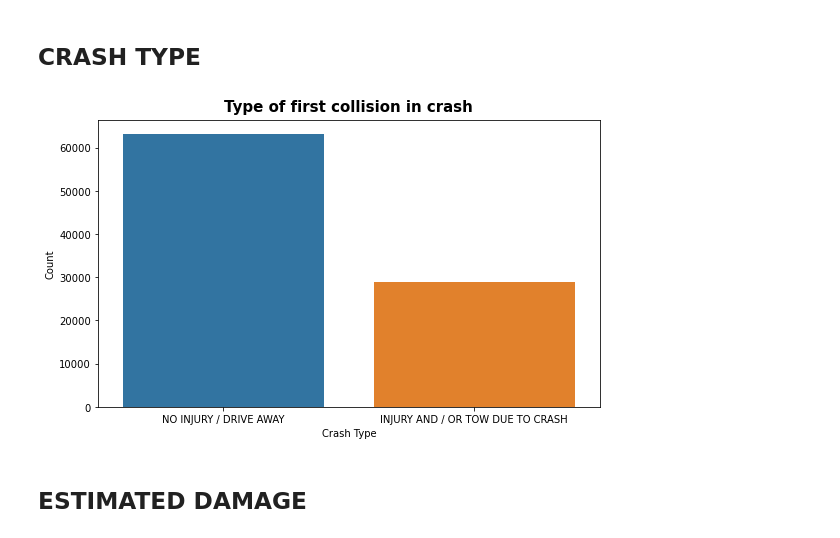
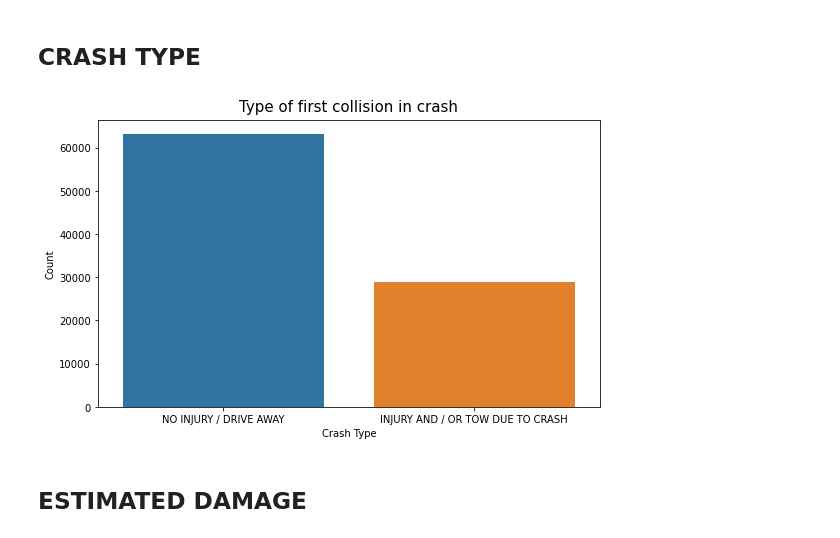
Before and after one commit to akladyous/Chicago_Car_Crashes, a Jupyter notebook: Chicago_Car_Crashes.ipynb, the cells around one changed output. Saved outputs shown, nothing was run; the diff lists cells and outputs as text; code cells hidden in the pictures.

```diff
--- a/Chicago_Car_Crashes.ipynb
+++ b/Chicago_Car_Crashes.ipynb
@@ -160,7 +158,7 @@ array(['FAILING TO YIELD RIGHT-OF-WAY', 'UNABLE TO DETERMINE',
        'BICYCLE ADVANCING LEGALLY ON RED LIGHT',
        'MOTORCYCLE ADVANCING LEGALLY ON RED LIGHT'], dtype=object)
 # %%
-df.PRIM_CONTRIBUTORY_CAUSE = df.PRIM_CONTRIBUTORY_CAUSE.apply(target_grouper)
+df.PRIM_CONTRIBUTORY_CAUSE = Target_Grouper().fit_transform(df.PRIM_CONTRIBUTORY_CAUSE)
 # %%
 df.PRIM_CONTRIBUTORY_CAUSE.unique()
 # %% [output]
@@ -228,13 +228,13 @@ memory usage: 10.5+ MB
 # %%
 fig, ax = plt.subplots(figsize=(8,5))
 sns_crach_type = sns.countplot(x=df.CRASH_TYPE, ax=ax)
-ax.set_title("Type of first collision in crash", fontsize=15, weight='bold', ha='center', va='bottom')
+ax.set_title("Type of first collision in crash", fontsize=15, ha='center', va='bottom')
 ax.set_xlabel('Crash Type')
 ax.set_ylabel('Count')
 plt.savefig('./img/crach_type.jpg',format="jpg")
 plt.show()
 # %% [output]
-[figure, old version]
+[figure, new version]
 # %% [markdown]
 ## ESTIMATED DAMAGE
 # %%
```
Also changed, not shown: parts of 32 cells of this notebook, 22 other files.
